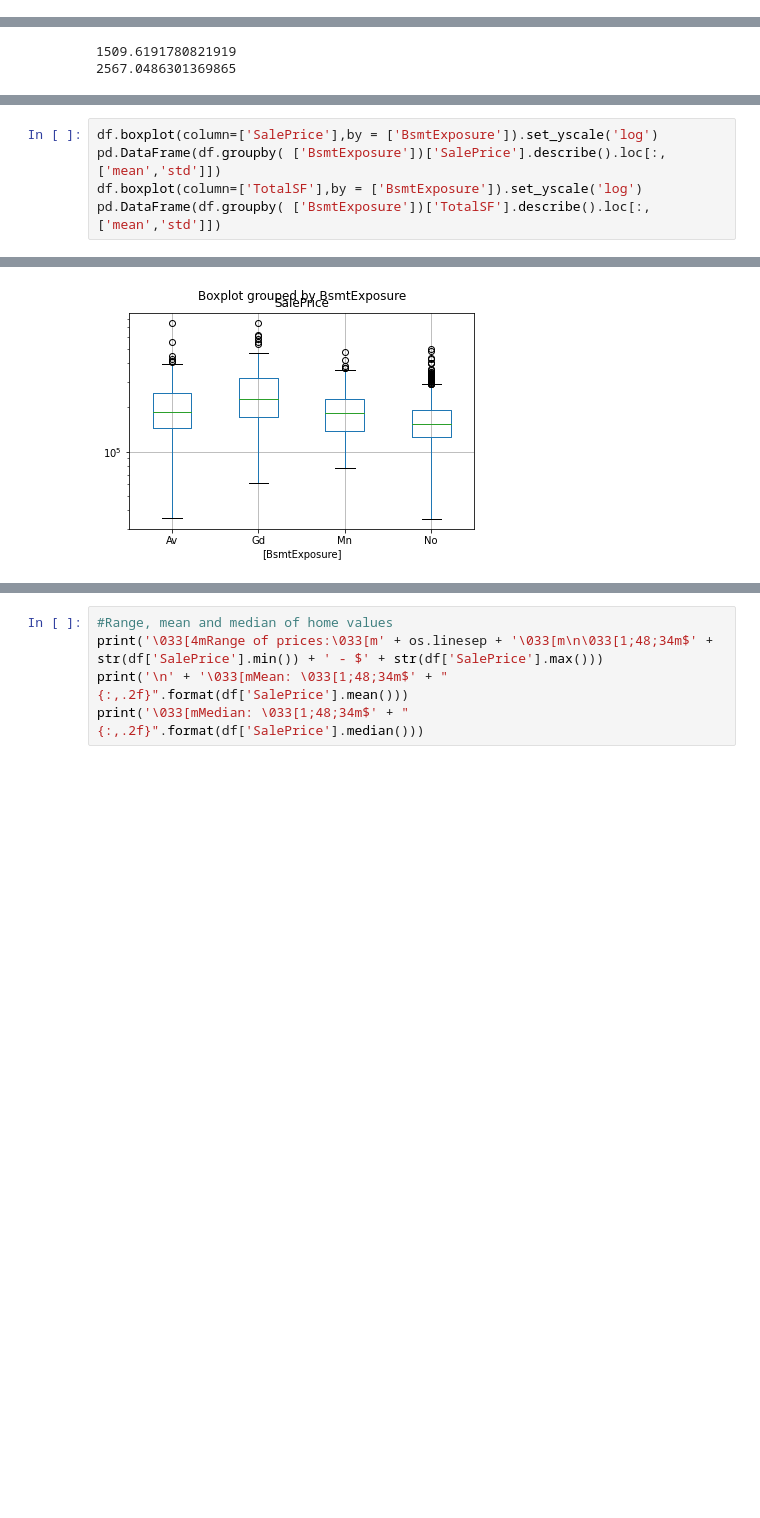
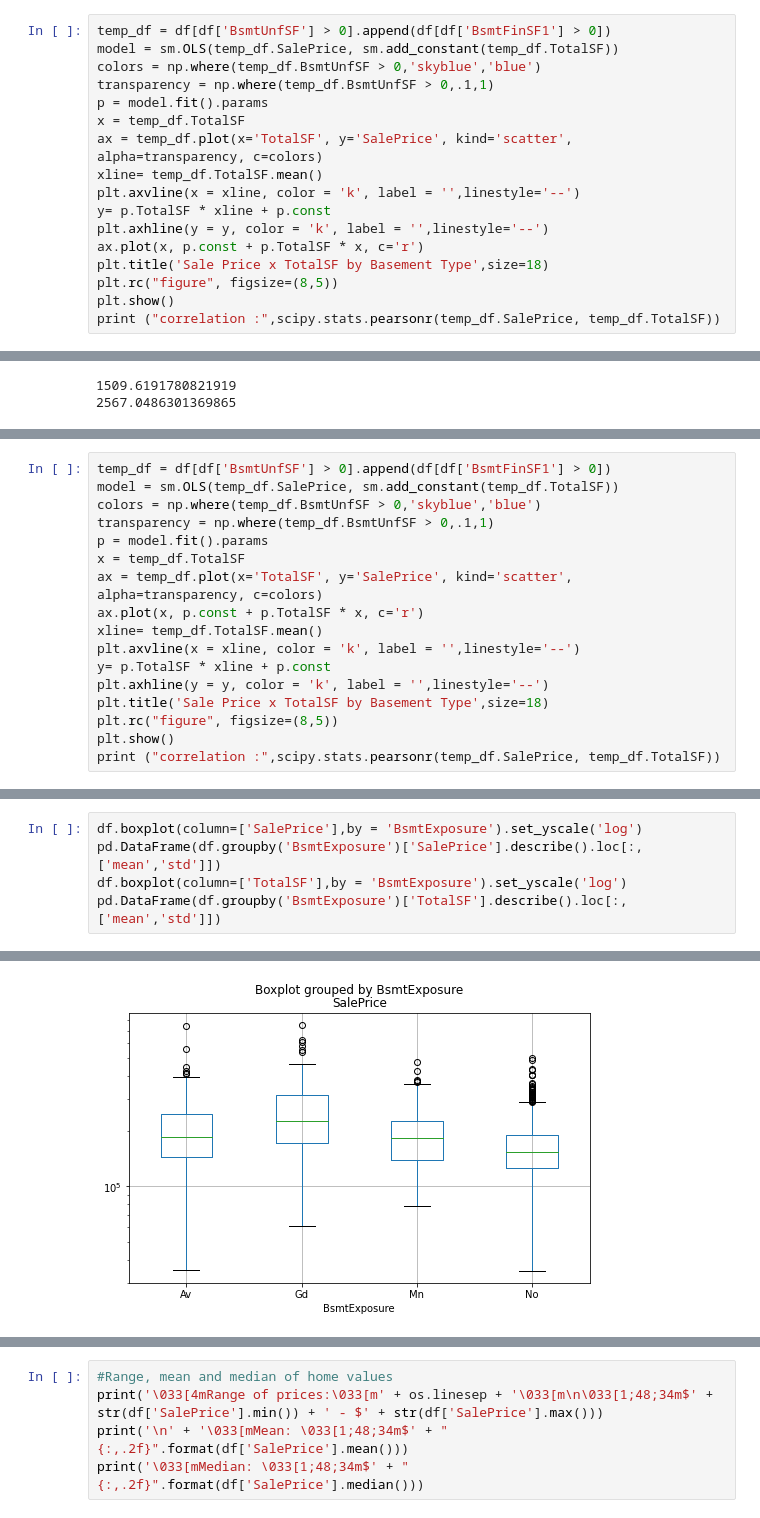
Before and after one commit to StephenDodd1/HousingPricePredictiveModel, a Jupyter notebook: Notebooks/01_data_wrangling.ipynb, the cells around one changed output, grey strips where cells are left out. Drawn from its saved outputs; the diff is of its cells as text; blank space fills up the shorter version.

Commit message:
Final version of 01_data_wrangling

```diff
--- a/Notebooks/01_data_wrangling.ipynb
+++ b/Notebooks/01_data_wrangling.ipynb
@@ -232,0 +480,17 @@ correlation : (0.16926100049514187, 4.378835472890501e-10)
+# %%
+temp_df = df[df['BsmtUnfSF'] > 0].append(df[df['BsmtFinSF1'] > 0])
+model = sm.OLS(temp_df.SalePrice, sm.add_constant(temp_df.TotalSF))
+colors = np.where(temp_df.BsmtUnfSF > 0,'skyblue','blue')
+transparency = np.where(temp_df.BsmtUnfSF > 0,.1,1)
+p = model.fit().params
+x = temp_df.TotalSF
+ax = temp_df.plot(x='TotalSF', y='SalePrice', kind='scatter', alpha=transparency, c=colors)
+xline= temp_df.TotalSF.mean()
+plt.axvline(x = xline, color = 'k', label = '',linestyle='--')
+y= p.TotalSF * xline + p.const
+plt.axhline(y = y, color = 'k', label = '',linestyle='--')
+ax.plot(x, p.const + p.TotalSF * x, c='r')
+plt.title('Sale Price x TotalSF by Basement Type',size=18)
+plt.rc("figure", figsize=(8,5))
+plt.show()
+print ("correlation :",scipy.stats.pearsonr(temp_df.SalePrice, temp_df.TotalSF))
@@ -248,0 +530,17 @@ print(df['TotalSF'].mean())
+# %%
+temp_df = df[df['BsmtUnfSF'] > 0].append(df[df['BsmtFinSF1'] > 0])
+model = sm.OLS(temp_df.SalePrice, sm.add_constant(temp_df.TotalSF))
+colors = np.where(temp_df.BsmtUnfSF > 0,'skyblue','blue')
+transparency = np.where(temp_df.BsmtUnfSF > 0,.1,1)
+p = model.fit().params
+x = temp_df.TotalSF
+ax = temp_df.plot(x='TotalSF', y='SalePrice', kind='scatter', alpha=transparency, c=colors)
+ax.plot(x, p.const + p.TotalSF * x, c='r')
+xline= temp_df.TotalSF.mean()
+plt.axvline(x = xline, color = 'k', label = '',linestyle='--')
+y= p.TotalSF * xline + p.const
+plt.axhline(y = y, color = 'k', label = '',linestyle='--')
+plt.title('Sale Price x TotalSF by Basement Type',size=18)
+plt.rc("figure", figsize=(8,5))
+plt.show()
+print ("correlation :",scipy.stats.pearsonr(temp_df.SalePrice, temp_df.TotalSF))
@@ -267,13 +575,13 @@ correlation : (0.7822600527979842, 5.511173086257728e-302)
 # %%
-df.boxplot(column=['SalePrice'],by = ['BsmtExposure']).set_yscale('log')
-pd.DataFrame(df.groupby( ['BsmtExposure'])['SalePrice'].describe().loc[:,['mean','std']])
-df.boxplot(column=['TotalSF'],by = ['BsmtExposure']).set_yscale('log')
-pd.DataFrame(df.groupby( ['BsmtExposure'])['TotalSF'].describe().loc[:,['mean','std']])
+df.boxplot(column=['SalePrice'],by = 'BsmtExposure').set_yscale('log')
+pd.DataFrame(df.groupby('BsmtExposure')['SalePrice'].describe().loc[:,['mean','std']])
+df.boxplot(column=['TotalSF'],by = 'BsmtExposure').set_yscale('log')
+pd.DataFrame(df.groupby('BsmtExposure')['TotalSF'].describe().loc[:,['mean','std']])
 # %% [output]
 |  | mean | std |
 | BsmtExposure |  |  |
 | Av | 2674.167421 | 834.046649 |
 | Gd | 3221.738806 | 1258.479862 |
 | Mn | 2700.684211 | 735.251932 |
 | No | 2483.677859 | 667.408470 |
-[figure, old version]
+[figure, new version]
```
Also changed, not shown: parts of 202 cells of this notebook, 1 other file.
